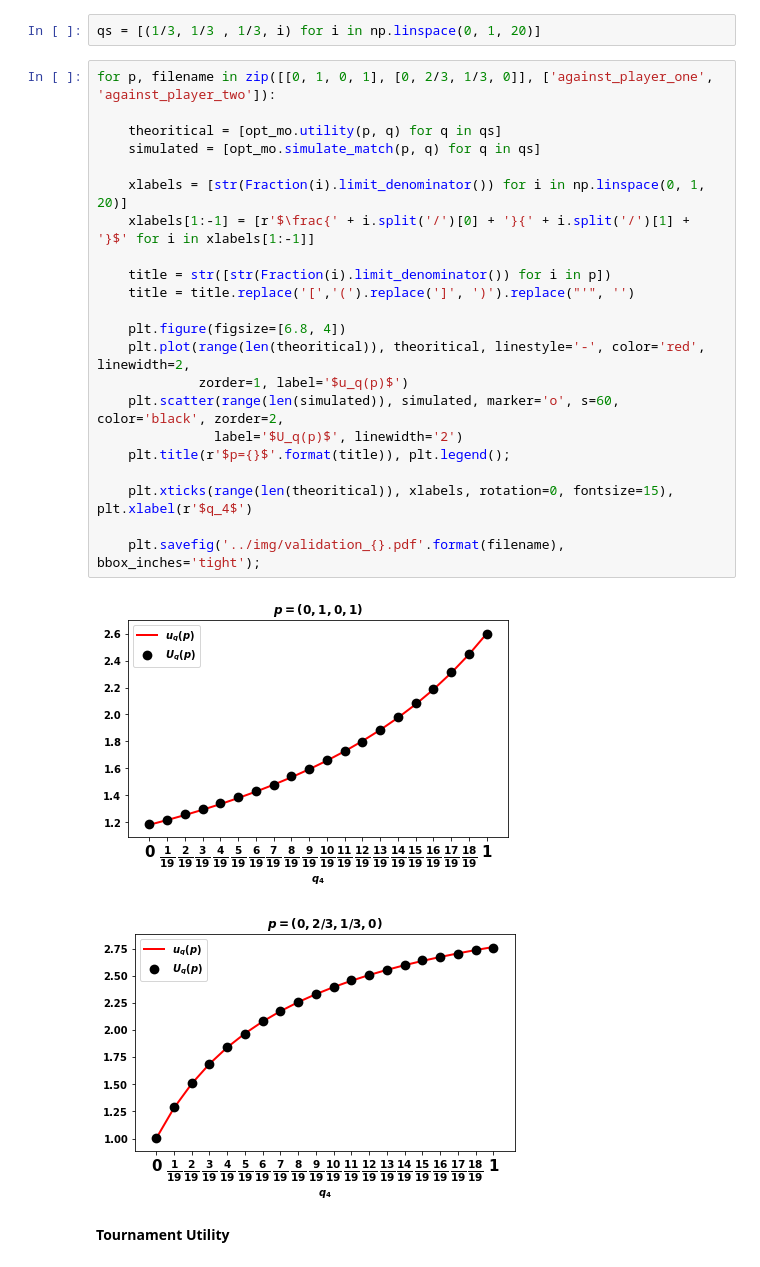
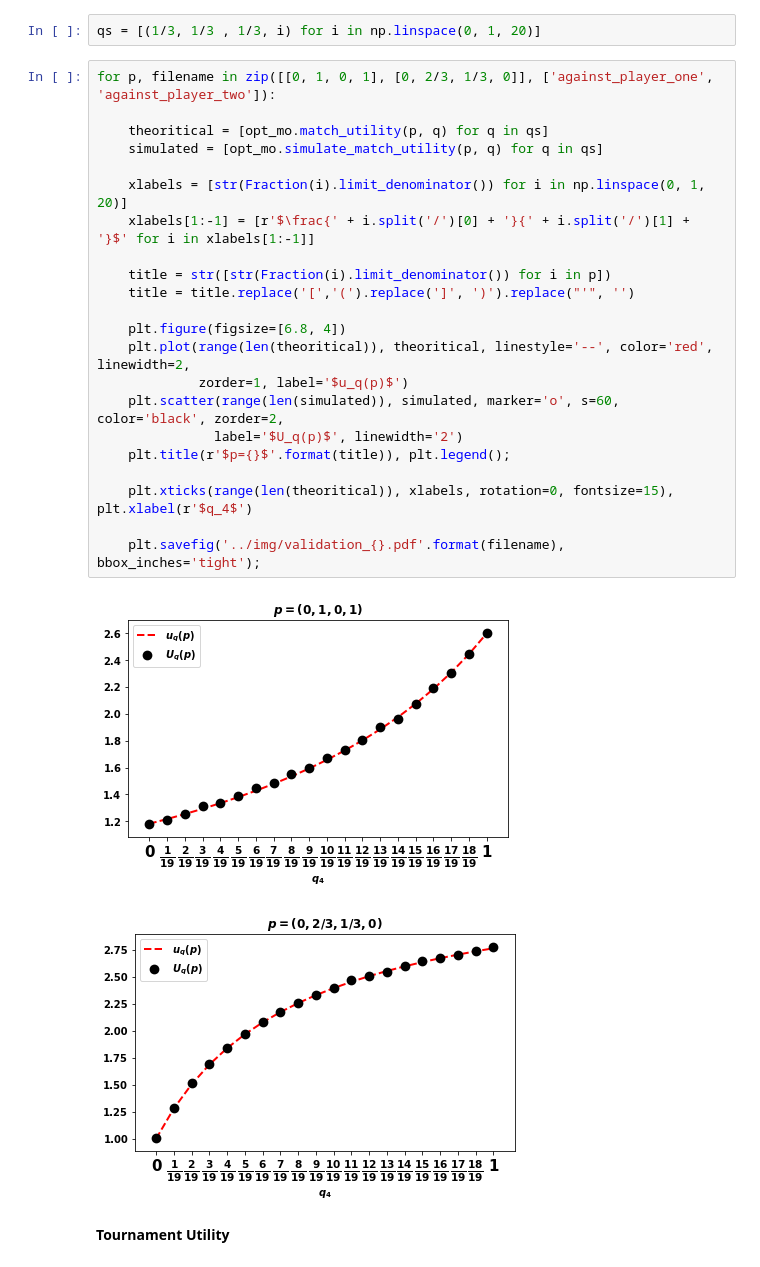
Before and after one commit to Nikoleta-v3/Memory-size-in-the-prisoners-dilemma, a Jupyter notebook: nbs/main.ipynb, the cells around one changed output. Saved outputs shown, nothing was run; the diff lists cells and outputs as text.

```diff
--- a/nbs/main.ipynb
+++ b/nbs/main.ipynb
@@ -166,27 +168,27 @@ qs = [(1/3, 1/3 , 1/3, i) for i in np.linspace(0, 1, 20)]
 # %%
 for p, filename in zip([[0, 1, 0, 1], [0, 2/3, 1/3, 0]], ['against_player_one', 'against_player_two']):
 
-    theoritical = [opt_mo.utility(p, q) for q in qs]
-    simulated = [opt_mo.simulate_match(p, q) for q in qs]
+    theoritical = [opt_mo.match_utility(p, q) for q in qs]
+    simulated = [opt_mo.simulate_match_utility(p, q) for q in qs]
 
     xlabels = [str(Fraction(i).limit_denominator()) for i in np.linspace(0, 1, 20)]
     xlabels[1:-1] = [r'$\frac{' + i.split('/')[0] + '}{' + i.split('/')[1] + '}$' for i in xlabels[1:-1]]
 
     title = str([str(Fraction(i).limit_denominator()) for i in p])
     title = title.replace('[','(').replace(']', ')').replace("'", '')
 
     plt.figure(figsize=[6.8, 4])
-    plt.plot(range(len(theoritical)), theoritical, linestyle='-', color='red', linewidth=2,
+    plt.plot(range(len(theoritical)), theoritical, linestyle='--', color='red', linewidth=2,
              zorder=1, label='$u_q(p)$')
     plt.scatter(range(len(simulated)), simulated, marker='o', s=60, color='black', zorder=2,
                label='$U_q(p)$', linewidth='2')
     plt.title(r'$p={}$'.format(title)), plt.legend();
 
     plt.xticks(range(len(theoritical)), xlabels, rotation=0, fontsize=15), plt.xlabel(r'$q_4$')
 
     plt.savefig('../img/validation_{}.pdf'.format(filename), bbox_inches='tight');
 # %% [output]
-[figure, old version]
+[figure, new version]
 [figure]
 # %% [markdown]
 **Tournament Utility**
```
Also changed, not shown: parts of 10 cells of this notebook, 3 other files.
